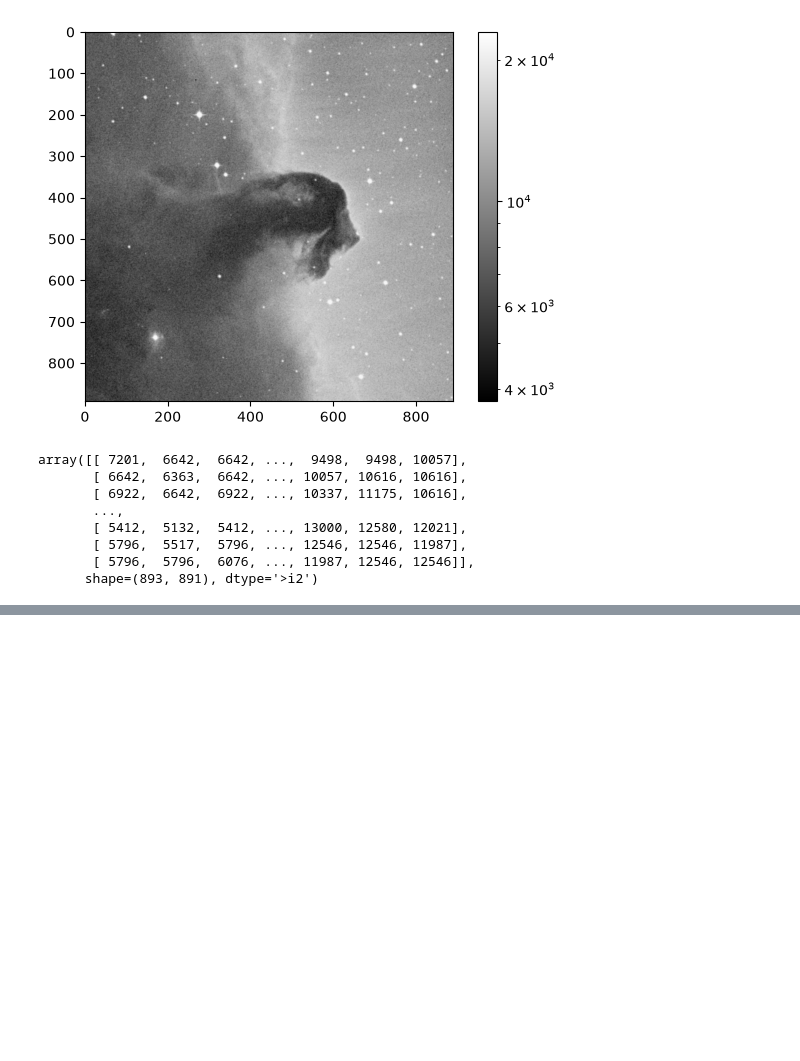
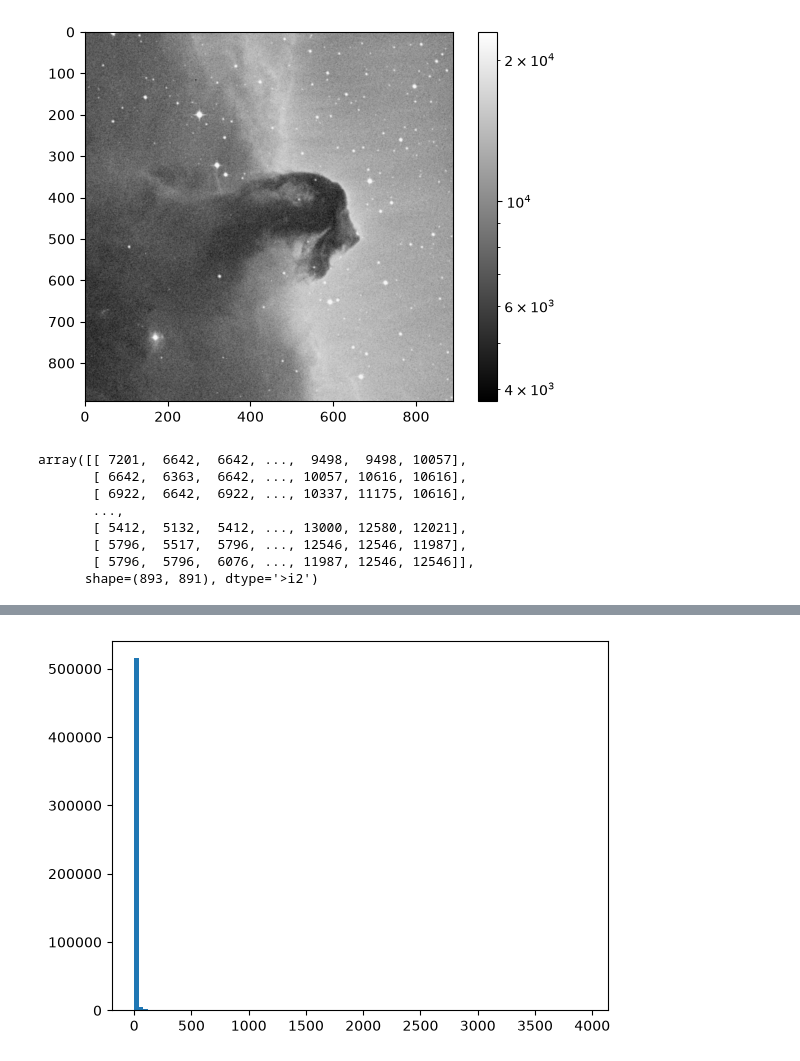
Before and after one commit to evan-ehn/EvanE, a Jupyter notebook: lecturenotes/astropy.ipynb, the cells around one changed output, grey strips where cells are left out. Drawn from its saved outputs; the diff is of its cells as text; code cells hidden in the pictures; blank space fills up the shorter version.

```diff
--- a/lecturenotes/astropy.ipynb
+++ b/lecturenotes/astropy.ipynb
@@ -106,0 +141,5 @@ array([[ 7201,  6642,  6642, ...,  9498,  9498, 10057],
+# %%
+plt.hist(data.ravel(), bins = 100)
+plt.show()
+# %% [output]
+[figure, added]
```
Also changed, not shown: parts of 10 cells of this notebook, 1 other file.
